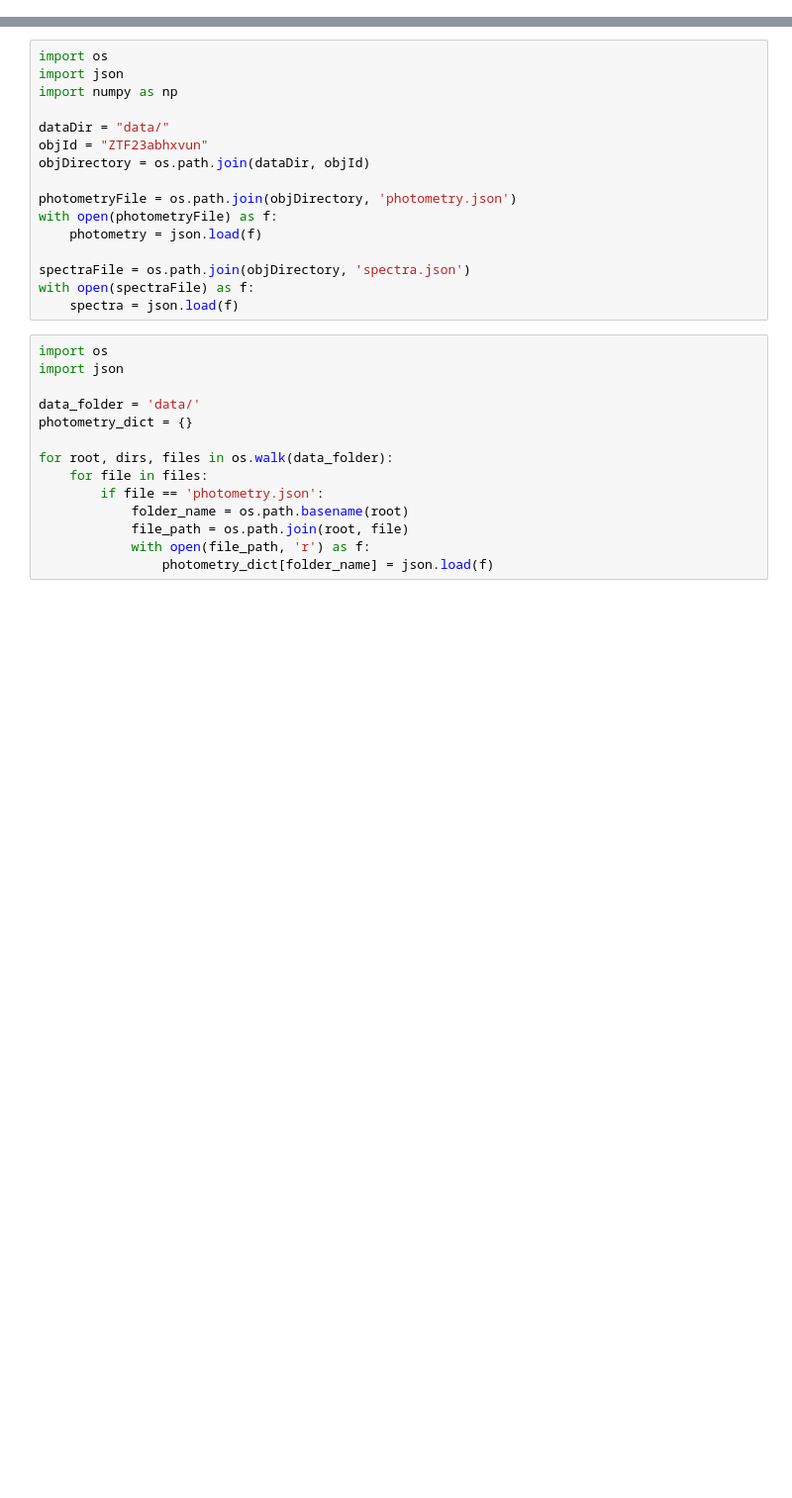
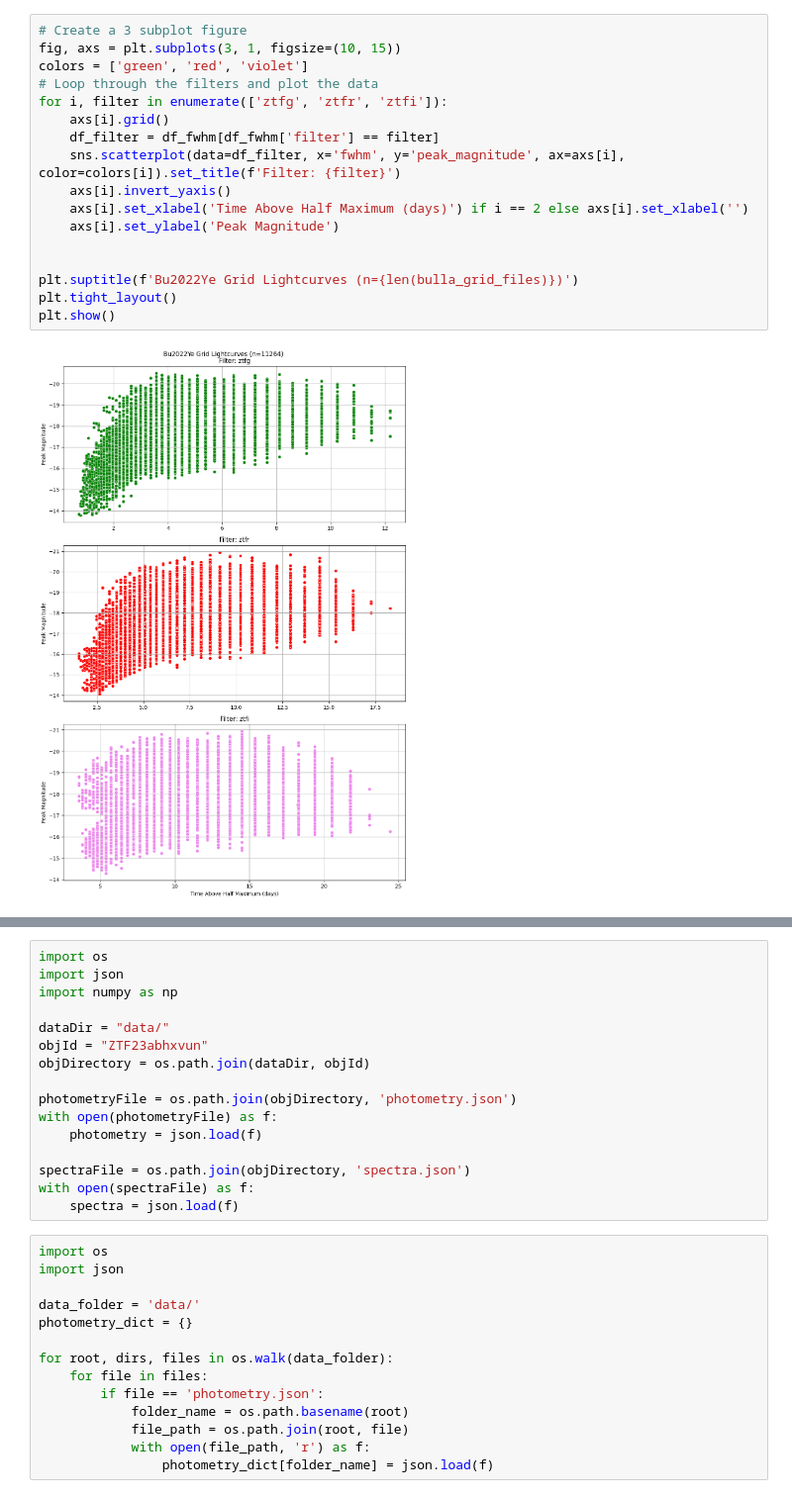
Before and after one commit to tylerbarna/kn-imposters, a Jupyter notebook: example.ipynb, the cells around one changed output, grey strips where cells are left out. Shown at 99% size. Drawn from its saved outputs; the diff is of its cells as text; blank space fills up the shorter version.

```diff
--- a/example.ipynb
+++ b/example.ipynb
@@ -52,0 +155,19 @@ df_ztfrest = pd.read_csv('ZTFReST.csv')
+# %%
+# Create a 3 subplot figure
+fig, axs = plt.subplots(3, 1, figsize=(10, 15))
+colors = ['green', 'red', 'violet']
+# Loop through the filters and plot the data
+for i, filter in enumerate(['ztfg', 'ztfr', 'ztfi']):
+    axs[i].grid()
+    df_filter = df_fwhm[df_fwhm['filter'] == filter]
+    sns.scatterplot(data=df_filter, x='fwhm', y='peak_magnitude', ax=axs[i], color=colors[i]).set_title(f'Filter: {filter}')
+    axs[i].invert_yaxis()
+    axs[i].set_xlabel('Time Above Half Maximum (days)') if i == 2 else axs[i].set_xlabel('')
+    axs[i].set_ylabel('Peak Magnitude')
+
+
+plt.suptitle(f'Bu2022Ye Grid Lightcurves (n={len(bulla_grid_files)})')
+plt.tight_layout()
+plt.show()
+# %% [output]
+[figure, added]
```
Also changed, not shown: parts of 14 cells of this notebook, 7 other files.
